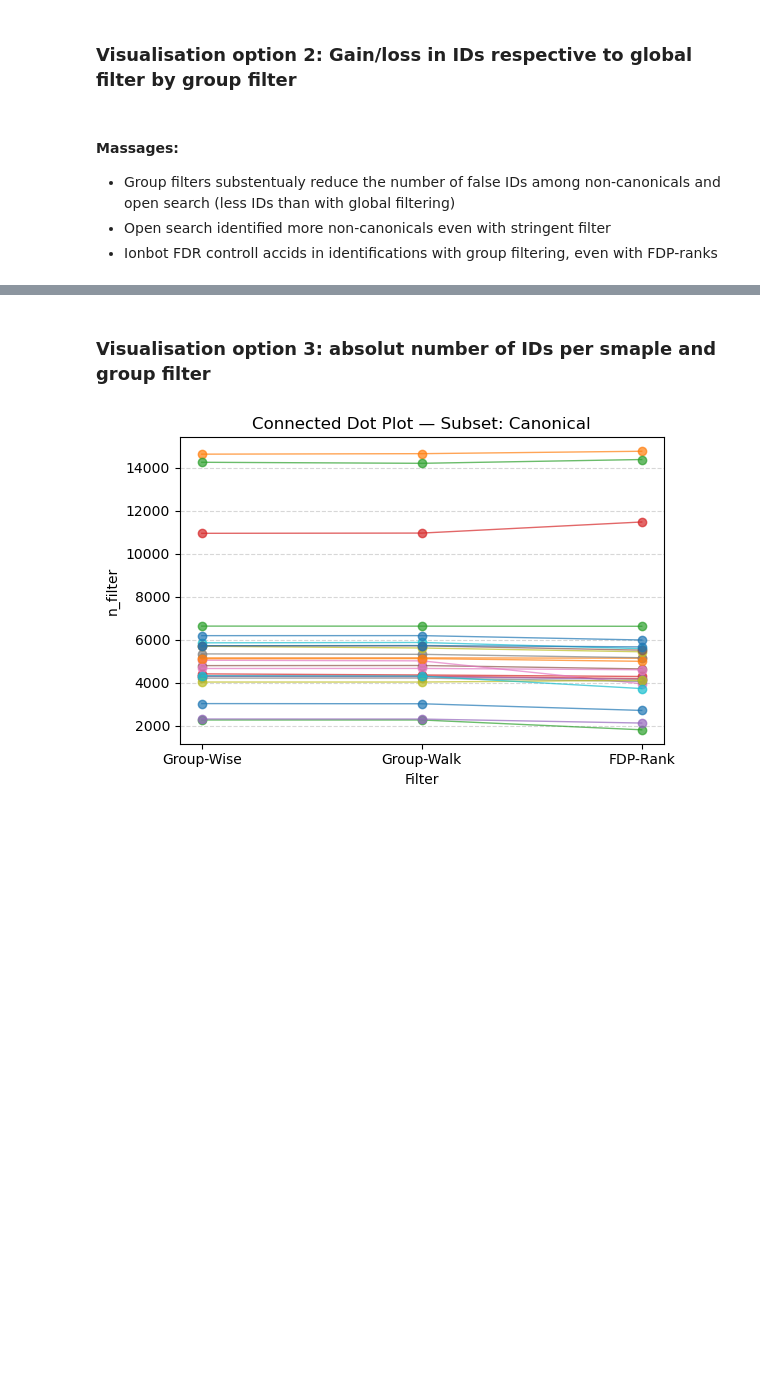
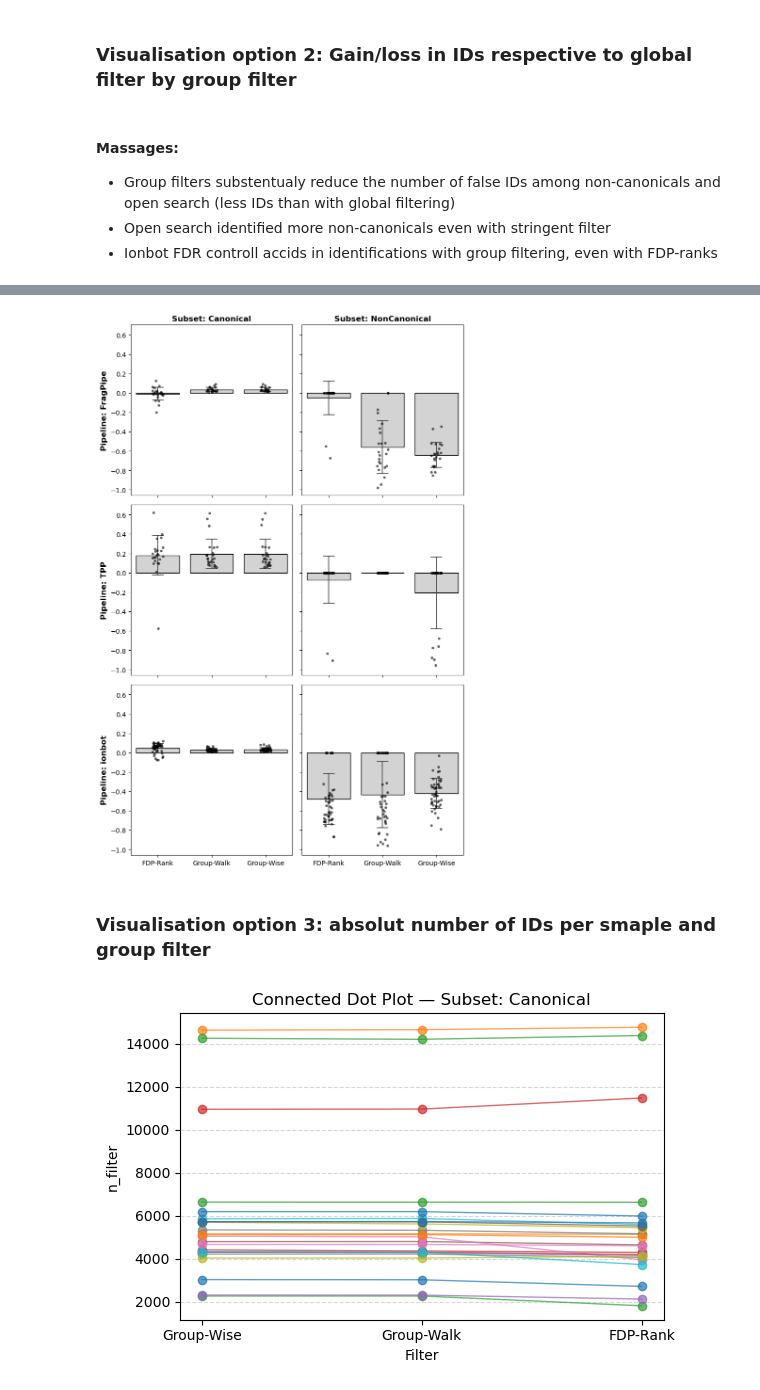
Before and after one commit to CompOmics/oui-discovery, a Jupyter notebook: oui-discovery-vv/plot-0-fdr-vs-ranks.ipynb, the cells around one changed output, grey strips where cells are left out. Drawn from its saved outputs; the diff is of its cells as text; code cells hidden in the pictures; blank space fills up the shorter version.

```diff
--- a/oui-discovery-vv/plot-0-fdr-vs-ranks.ipynb
+++ b/oui-discovery-vv/plot-0-fdr-vs-ranks.ipynb
@@ -371,0 +353,80 @@ global_filt
+# %%
+import seaborn as sns
+import matplotlib.pyplot as plt
+import numpy as np
+
+# --- Get unique pipelines and subsets ---
+pipelines = globinfl_df['pipeline'].unique()
+subsets = globinfl_df['subset'].unique()
+
+n_rows = len(pipelines)
+n_cols = len(subsets)
+
+# --- Create subplots with shared x and y axes ---
+fig, axes = plt.subplots(
+    nrows=n_rows,
+    ncols=n_cols,
+    figsize=(4 * n_cols, 4 * n_rows),
+    sharex=True,
+    sharey=True
+)
+
+# Ensure axes is always 2D array
+if n_rows == 1:
+    axes = axes[np.newaxis, :]
+if n_cols == 1:
+    axes = axes[:, np.newaxis]
+
+# --- Define filter order (Closed first) ---
+filter_order = sorted(globinfl_df['filter'].unique(), key=lambda x: (x != 'Closed', x))
+
+for i, pipeline in enumerate(pipelines):
+    for j, subset in enumerate(subsets):
+        ax = axes[i, j]
+        df = globinfl_df[(globinfl_df['pipeline'] == pipeline) & (globinfl_df['subset'] == subset)]
+        if not df.empty:
+            # Barplot with mean and std
+            sns.barplot(
+                data=df,
+                x='filter',
+                y='global_inflation',
+                order=filter_order,
+                ax=ax,
+                ci='sd',          # show standard deviation
+                capsize=0.2,      # add caps to error bars
+                errwidth=1.2,
+                color='lightgray',
+                edgecolor='black'
+            )
+
+            # Overlay individual data points (jittered)
+            sns.stripplot(
+                data=df,
+                x='filter',
+                y='global_inflation',
+                order=filter_order,
+                ax=ax,
+                color='black',
+                alpha=0.6,
+                size=4,
+                jitter=True
+            )
+
+        # Titles and labels
+        if i == 0:
+            ax.set_title(f'Subset: {subset}', fontsize=12, fontweight='bold')
+        if j == 0:
+            ax.set_ylabel(f'Pipeline: {pipeline}', fontsize=12, fontweight='bold')
+        else:
+            ax.set_ylabel('')
+        ax.set_xlabel('')
+        ax.legend_.remove() if ax.get_legend() else None
+
+# Shared legend (if needed)
+handles, labels = ax.get_legend_handles_labels()
+if handles:
+    fig.legend(handles, labels, title='Filter', bbox_to_anchor=(1.05, 0.9), loc='upper left')
+
+plt.tight_layout()
+plt.show()
+# %% [output]
@@ -371,0 +450 @@ global_filt
+[figure, added]
```
Also changed, not shown: parts of 18 cells of this notebook, 4 other files.
